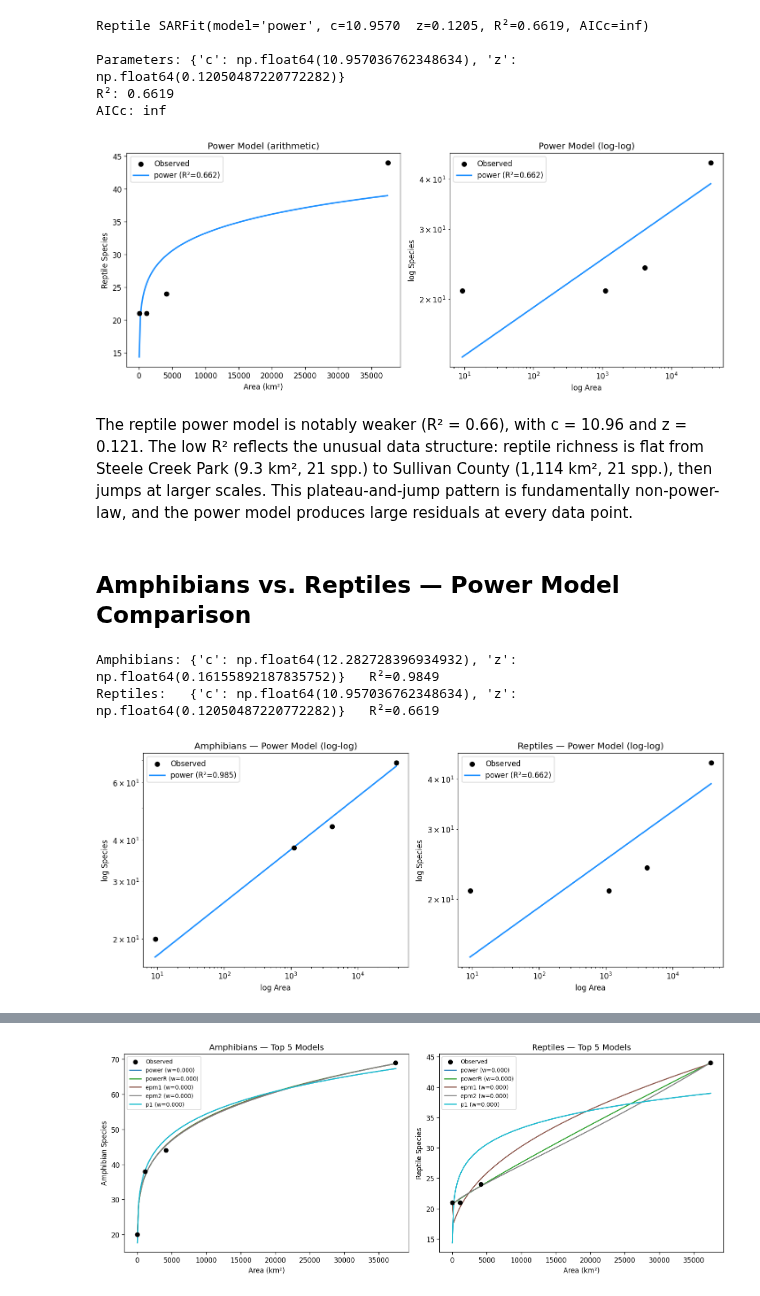
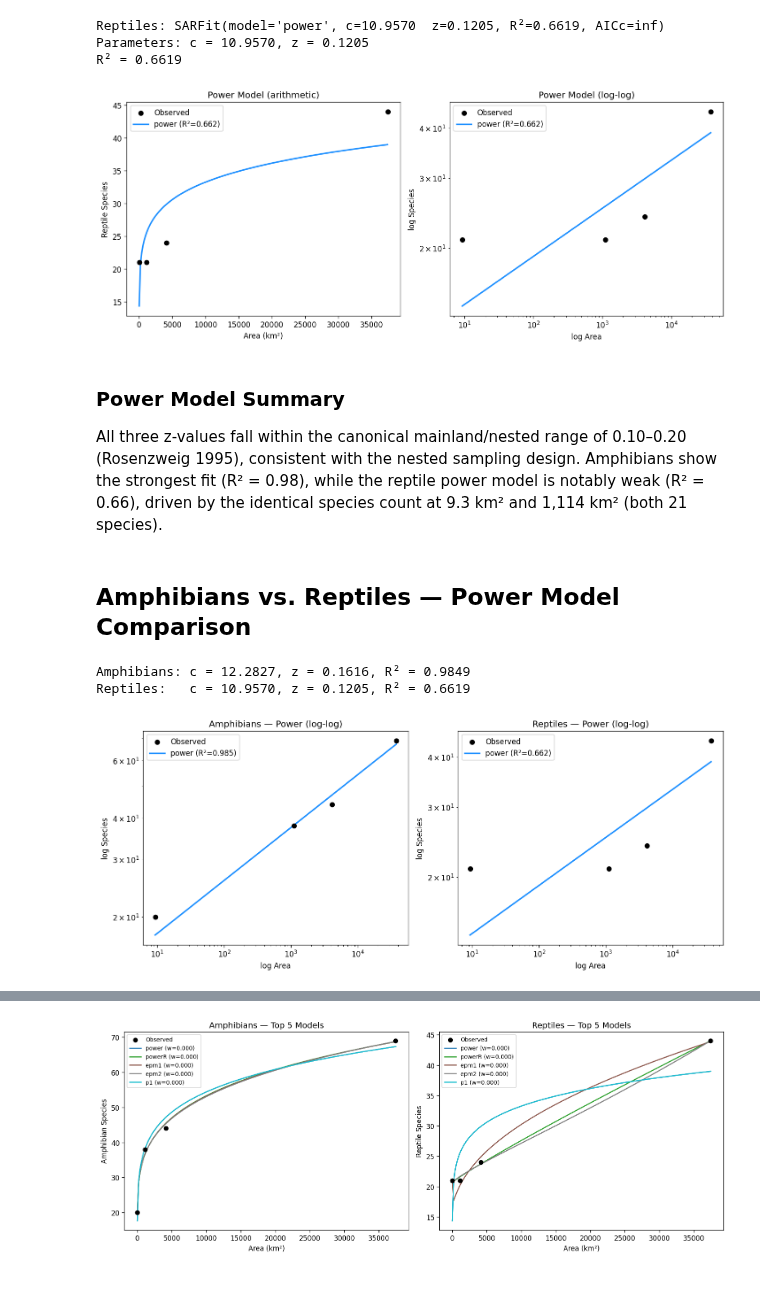
Before and after one commit to jmcmeen/etn-sar, a Jupyter notebook: analysis_updates.ipynb, the cells around one changed output, grey strips where cells are left out. Drawn from its saved outputs; the diff is of its cells as text; code cells hidden in the pictures.

```diff
--- a/analysis_updates.ipynb
+++ b/analysis_updates.ipynb
@@ -106,13 +96,11 @@ Amphibians show an excellent power-law fit (R² = 0.98), with c = 12.28 and z =
 # %%
 rep_power = sars.sar_power(data_reptiles)
 
-print(f"Reptile {rep_power}")
-print(f"\nParameters: {rep_power.params}")
-print(f"R²: {rep_power.r_squared:.4f}")
-print(f"AICc: {rep_power.aicc:.2f}\n")
+print(f"Reptiles: {rep_power}")
+print(f"Parameters: c = {rep_power.params['c']:.4f}, z = {rep_power.params['z']:.4f}")
+print(f"R² = {rep_power.r_squared:.4f}")
 
 fig, axes = plt.subplots(1, 2, figsize=(12, 5))
-
 sars.plot_fit(rep_power, log=False, ax=axes[0])
 axes[0].set_title("Power Model (arithmetic)")
 axes[0].set_xlabel("Area (km²)")
@@ -122,40 +110,37 @@ sars.plot_fit(rep_power, log=True, ax=axes[1])
 axes[1].set_title("Power Model (log-log)")
 axes[1].set_xlabel("log Area")
 axes[1].set_ylabel("log Species")
-
 plt.tight_layout()
 plt.show()
 # %% [output]
-Reptile SARFit(model='power', c=10.9570  z=0.1205, R²=0.6619, AICc=inf)
-
-Parameters: {'c': np.float64(10.957036762348634), 'z': np.float64(0.12050487220772282)}
-R²: 0.6619
-AICc: inf
+Reptiles: SARFit(model='power', c=10.9570  z=0.1205, R²=0.6619, AICc=inf)
+Parameters: c = 10.9570, z = 0.1205
+R² = 0.6619
 [figure]
-# %% [markdown]
-The reptile power model is notably weaker (R² = 0.66), with c = 10.96 and z = 0.121. The low R² reflects the unusual data structure: reptile richness is flat from Steele Creek Park (9.3 km², 21 spp.) to Sullivan County (1,114 km², 21 spp.), then jumps at larger scales. This plateau-and-jump pattern is fundamentally non-power-law, and the power model produces large residuals at every data point.
+# %% [markdown]
+### Power Model Summary
+
+All three z-values fall within the canonical mainland/nested range of 0.10–0.20 (Rosenzweig 1995), consistent with the nested sampling design. Amphibians show the strongest fit (R² = 0.98), while the reptile power model is notably weak (R² = 0.66), driven by the identical species count at 9.3 km² and 1,114 km² (both 21 species).
 # %% [markdown]
 ## Amphibians vs. Reptiles — Power Model Comparison
-# %%
-print("Amphibians:", amp_power.params, f"  R²={amp_power.r_squared:.4f}")
-print("Reptiles:  ", rep_power.params, f"  R²={rep_power.r_squared:.4f}")
-# %% [output]
-Amphibians: {'c': np.float64(12.282728396934932), 'z': np.float64(0.16155892187835752)}   R²=0.9849
-Reptiles:   {'c': np.float64(10.957036762348634), 'z': np.float64(0.12050487220772282)}   R²=0.6619
 # %%
+print(f"Amphibians: c = {amp_power.params['c']:.4f}, z = {amp_power.params['z']:.4f}, R² = {amp_power.r_squared:.4f}")
+print(f"Reptiles:   c = {rep_power.params['c']:.4f}, z = {rep_power.params['z']:.4f}, R² = {rep_power.r_squared:.4f}")
+
 fig, axes = plt.subplots(1, 2, figsize=(12, 5))
 
 sars.plot_fit(amp_power, log=True, ax=axes[0])
-axes[0].set_title("Amphibians — Power Model (log-log)")
+axes[0].set_title("Amphibians — Power (log-log)")
 axes[0].set_xlabel("log Area")
 axes[0].set_ylabel("log Species")
 
 sars.plot_fit(rep_power, log=True, ax=axes[1])
-axes[1].set_title("Reptiles — Power Model (log-log)")
+axes[1].set_title("Reptiles — Power (log-log)")
 axes[1].set_xlabel("log Area")
 axes[1].set_ylabel("log Species")
-
 plt.tight_layout()
 plt.show()
 # %% [output]
+Amphibians: c = 12.2827, z = 0.1616, R² = 0.9849
+Reptiles:   c = 10.9570, z = 0.1205, R² = 0.6619
-[figure, old version]
+[figure, new version]
```
Also changed, not shown: parts of 39 cells of this notebook.
